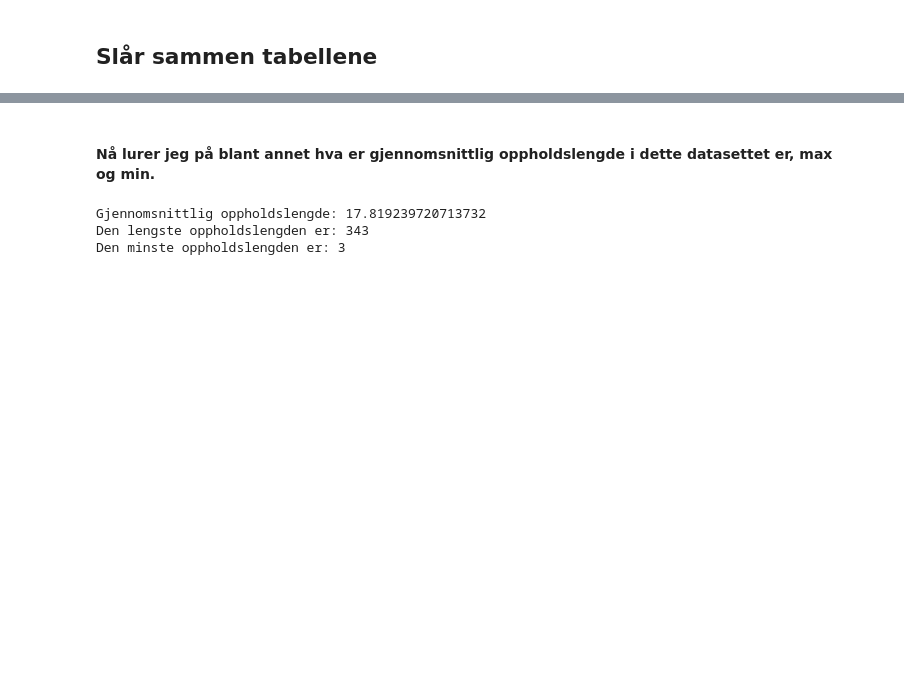
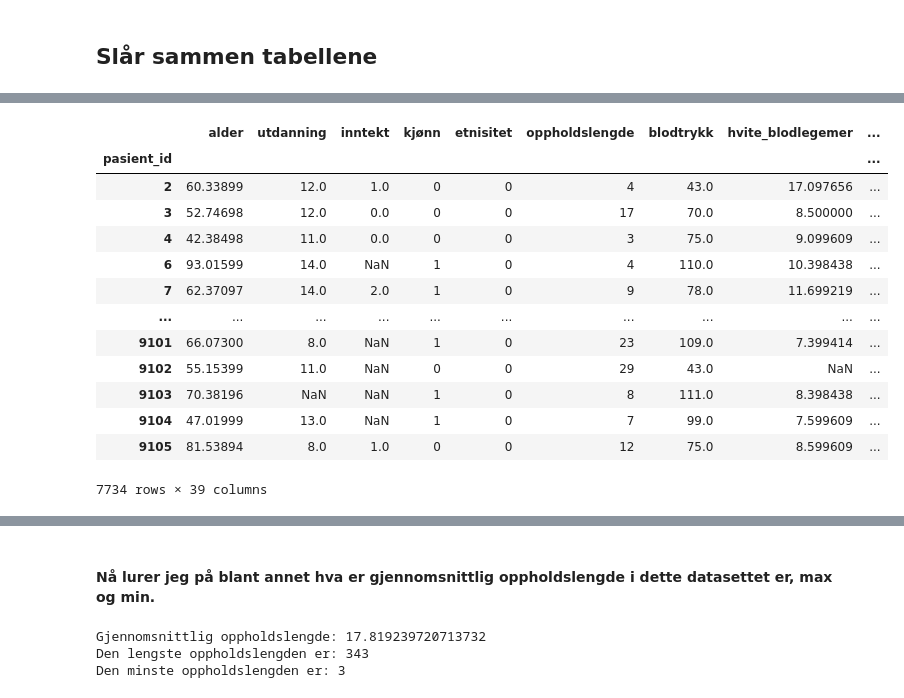
Before and after one commit to asfag4191/Predicted-hospital-stay, a Jupyter notebook: Preperation.ipynb, the cells around one changed output, grey strips where cells are left out. Drawn from its saved outputs; the diff is of its cells as text; code cells hidden in the pictures; blank space fills up the shorter version.

```diff
--- a/Preperation.ipynb
+++ b/Preperation.ipynb
@@ -215,12 +394,0 @@ df
-# %%
-# Definerer gruppene og intervallene deres
-bins=[0,100,200,300,np.inf]
-labels=['Severe', 'Moderate', 'Mild', 'Normal']
-
-# Bruker pd.cut til å kategoriserer, og map-er for å konverterer til numerisk alvorlighetsgrad direkte
-severity_mapping = {'Severe': 3, 'Moderate': 2, 'Mild': 1, 'Normal': 0}
-df['lungfunction_mapped']=pd.cut(df['lungefunksjon'], bins=bins, labels=labels, right=False).map(severity_mapping)
-
-#Fjerner den orginale kolonnen 'lungefunksjon'
-df.drop(columns=['lungefunksjon'], inplace=True)
-df.columns
@@ -251,9 +394,0 @@ print(salary_nan_count)
-# %%
-# LAger en ny kolonne med blod-ph-verdiene kategorisert , -1 dersom verdien er under normalen,
-# 0 dersom verdien er normal, og 1 dersom verdien er over normalen.
-df['blod_ph_kategorisert'] = pd.cut(df['blod_ph'],
-                                    bins=[-float('inf'),7.35,7.45,float('inf')],
-                                    labels=[-1,0,1])
-df.drop(columns=['blod_ph'], inplace=True)
-
-df.head()
@@ -274,0 +418,29 @@ print(salary_nan_count)
+# %%
+#https://en.wikipedia.org/wiki/Human_body_temperature
+bins = [-float('inf'), 36.5, 37.5, 38.3, float('inf')]
+labels = ['Alvorlig Hypothermi', 'Normal', 'Mild', 'Alvorlig Hypertermi']
+
+df_mapping = {
+    'Normal': 0,
+    'Mild': 1,
+    'Alvorlig Hypothermi': 2,
+    'Alvorlig Hypertermi': 3
+}
+df['kroppstemperatur'] = pd.cut(df['kroppstemperatur'], bins=bins, labels=labels, right=False)
+df['kroppstemperatur'] = df['kroppstemperatur'].map(df_mapping)
+df
+# %% [output]
+|  | alder | utdanning | inntekt | kjønn | etnisitet | oppholdslengde | blodtrykk | hvite_blodlegemer | ... |
+| pasient_id |  |  |  |  |  |  |  |  | ... |
+| 2 | 60.33899 | 12.0 | 1.0 | 0 | 0 | 4 | 43.0 | 17.097656 | ... |
+| 3 | 52.74698 | 12.0 | 0.0 | 0 | 0 | 17 | 70.0 | 8.500000 | ... |
+| 4 | 42.38498 | 11.0 | 0.0 | 0 | 0 | 3 | 75.0 | 9.099609 | ... |
+| 6 | 93.01599 | 14.0 | NaN | 1 | 0 | 4 | 110.0 | 10.398438 | ... |
+| 7 | 62.37097 | 14.0 | 2.0 | 1 | 0 | 9 | 78.0 | 11.699219 | ... |
+| ... | ... | ... | ... | ... | ... | ... | ... | ... | ... |
+| 9101 | 66.07300 | 8.0 | NaN | 1 | 0 | 23 | 109.0 | 7.399414 | ... |
+| 9102 | 55.15399 | 11.0 | NaN | 0 | 0 | 29 | 43.0 | NaN | ... |
+| 9103 | 70.38196 | NaN | NaN | 1 | 0 | 8 | 111.0 | 8.398438 | ... |
+| 9104 | 47.01999 | 13.0 | NaN | 1 | 0 | 7 | 99.0 | 7.599609 | ... |
+| 9105 | 81.53894 | 8.0 | 1.0 | 0 | 0 | 12 | 75.0 | 8.599609 | ... |
+7734 rows × 39 columns
```
Also changed, not shown: parts of 74 cells of this notebook, 2 other files.
